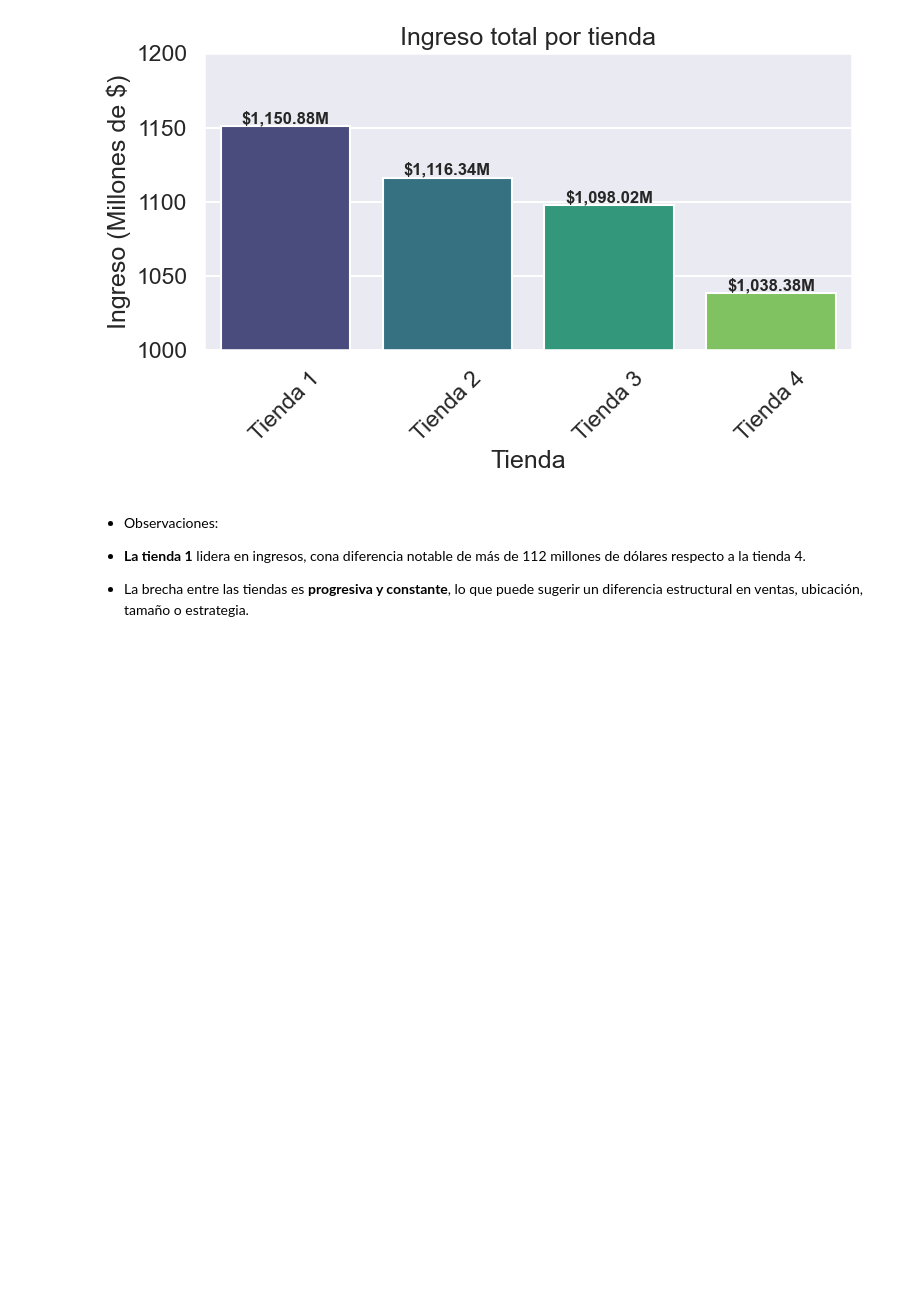
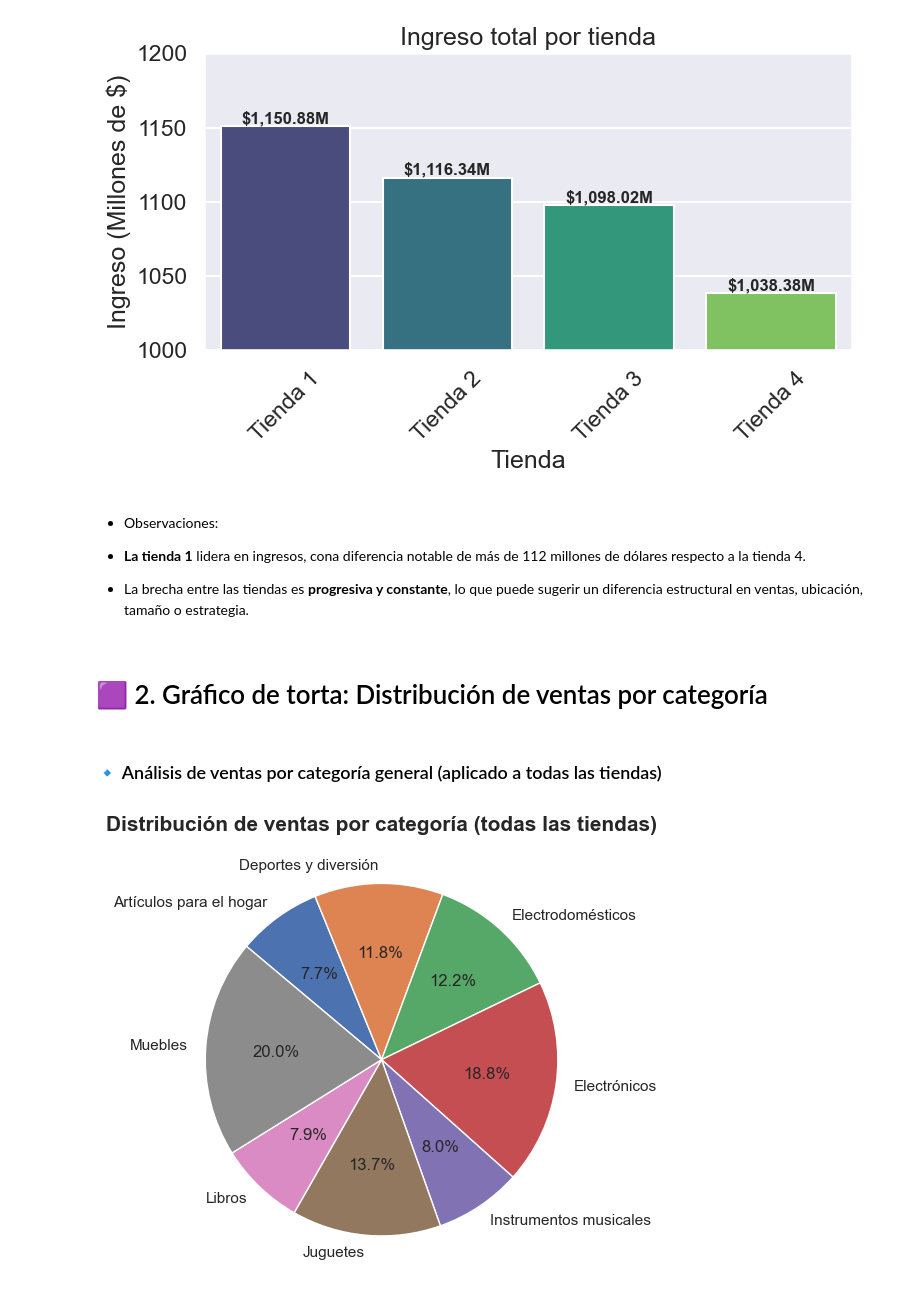
Before and after one commit to WLozanoH/Challenge1-Data-Science-AL, a Jupyter notebook: AluraStoreLatam.ipynb, the cells around one changed output. Saved outputs shown, nothing was run; the diff lists cells and outputs as text; code cells hidden in the pictures; blank space fills up the shorter version.

Commit message:
gráfico de torta: distribución de ventas por categoría

```diff
--- a/AluraStoreLatam.ipynb
+++ b/AluraStoreLatam.ipynb
@@ -398,3 +398,20 @@ plt.show()
 
 * **La tienda 1** lidera en ingresos, cona diferencia notable de más de 112 millones de dólares respecto a la tienda 4.
 * La brecha entre las tiendas es **progresiva y constante**, lo que puede sugerir un diferencia estructural en ventas, ubicación, tamaño o estrategia.
+# %% [markdown]
+# 🟪 2. Gráfico de torta: Distribución de ventas por categoría
+# %% [markdown]
+### 🔹 Análisis de ventas por categoría general (aplicado a todas las tiendas)
+# %%
+# Agrupar ventas totales por categoría (todas las tiendas)
+ventas_totales = df_ventas_categoria.groupby("Categoría del Producto")["Cantidad Vendida"].sum()
+
+sns.set()
+# Gráfico de torta
+plt.figure(figsize=(15,5))
+plt.pie(ventas_totales, labels= ventas_totales.index, autopct='%1.1f%%', startangle=140, counterclock=False)
+plt.title('Distribución de ventas por categoría (todas las tiendas)', fontsize = 15, fontweight = 'bold')
+plt.tight_layout()
+plt.show()
+# %% [output]
+[figure, added]
```
Also changed, not shown: parts of 4 cells of this notebook.
